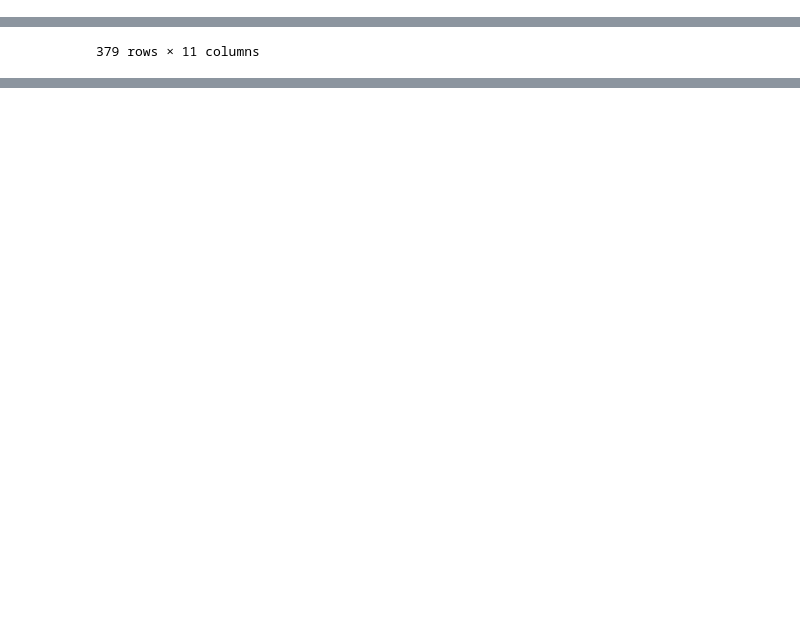
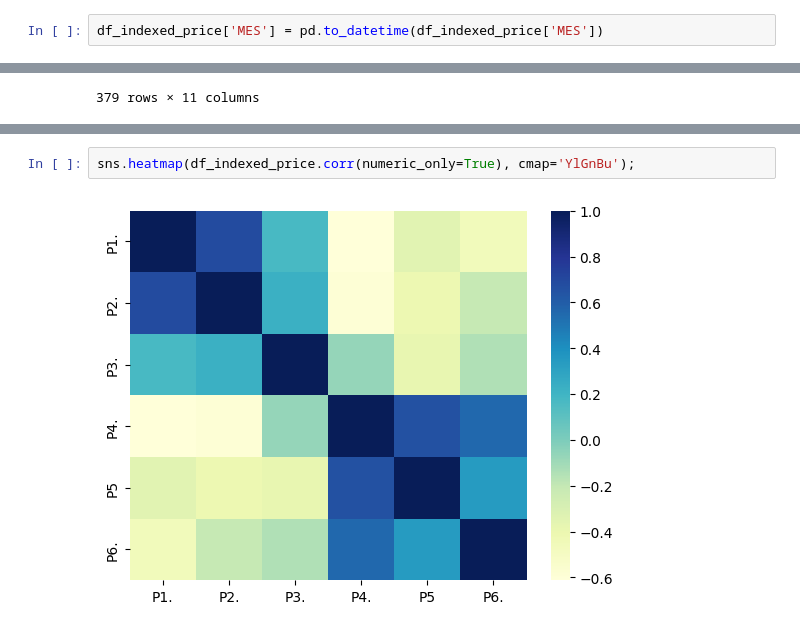
Before and after one commit to TheBridge-DesafioTripulaciones-Grupo2/DesafioTripulaciones_Sept23_Grupo2_Data, a Jupyter notebook: plots.ipynb, the cells around one changed output, grey strips where cells are left out. Drawn from its saved outputs; the diff is of its cells as text; blank space fills up the shorter version.

```diff
--- a/plots.ipynb
+++ b/plots.ipynb
@@ -49,3 +81,5 @@ df_indexed_price
+# %%
+df_indexed_price['MES'] = pd.to_datetime(df_indexed_price['MES'])
 # %%
 df_indexed_price_power
 # %% [output]
@@ -68,0 +110,4 @@ ValueError: could not convert string to float: 'PENINSULA'
+# %%
+sns.heatmap(df_indexed_price.corr(numeric_only=True), cmap='YlGnBu');
+# %% [output]
+[figure, added]
```
Also changed, not shown: parts of 23 cells of this notebook, 4 other files.
